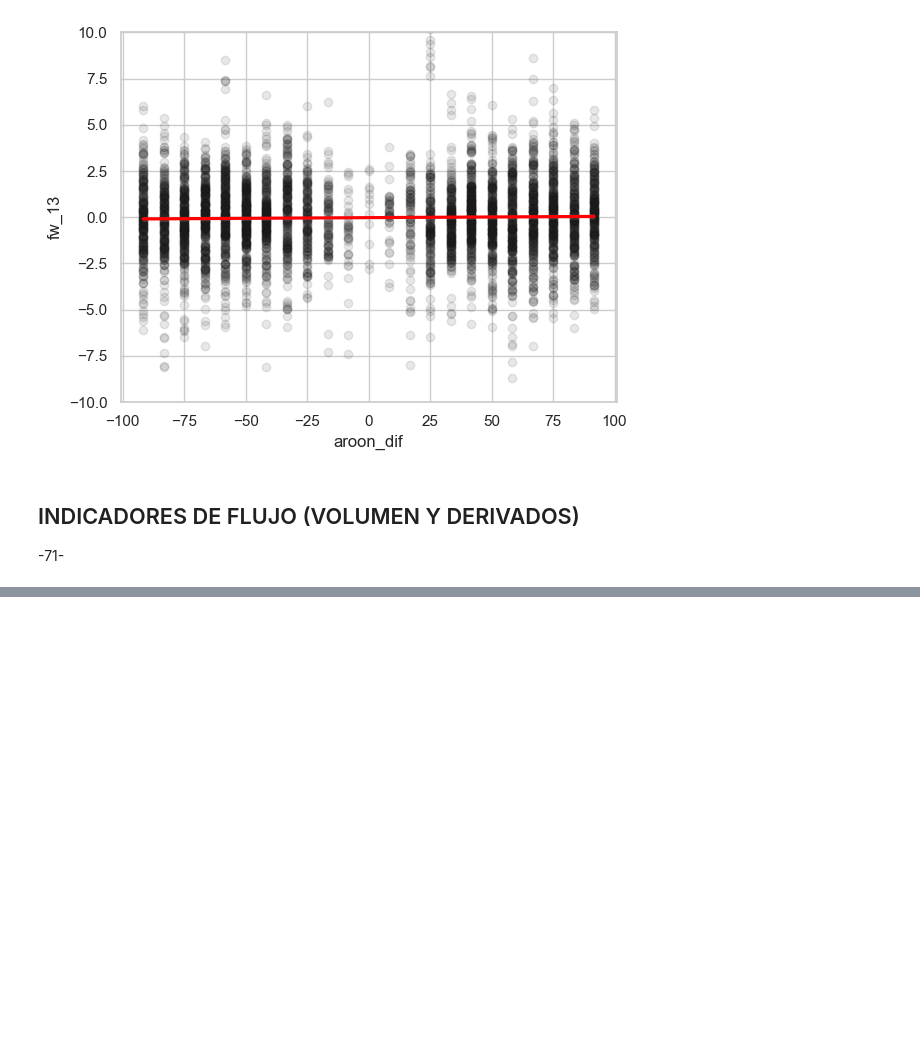
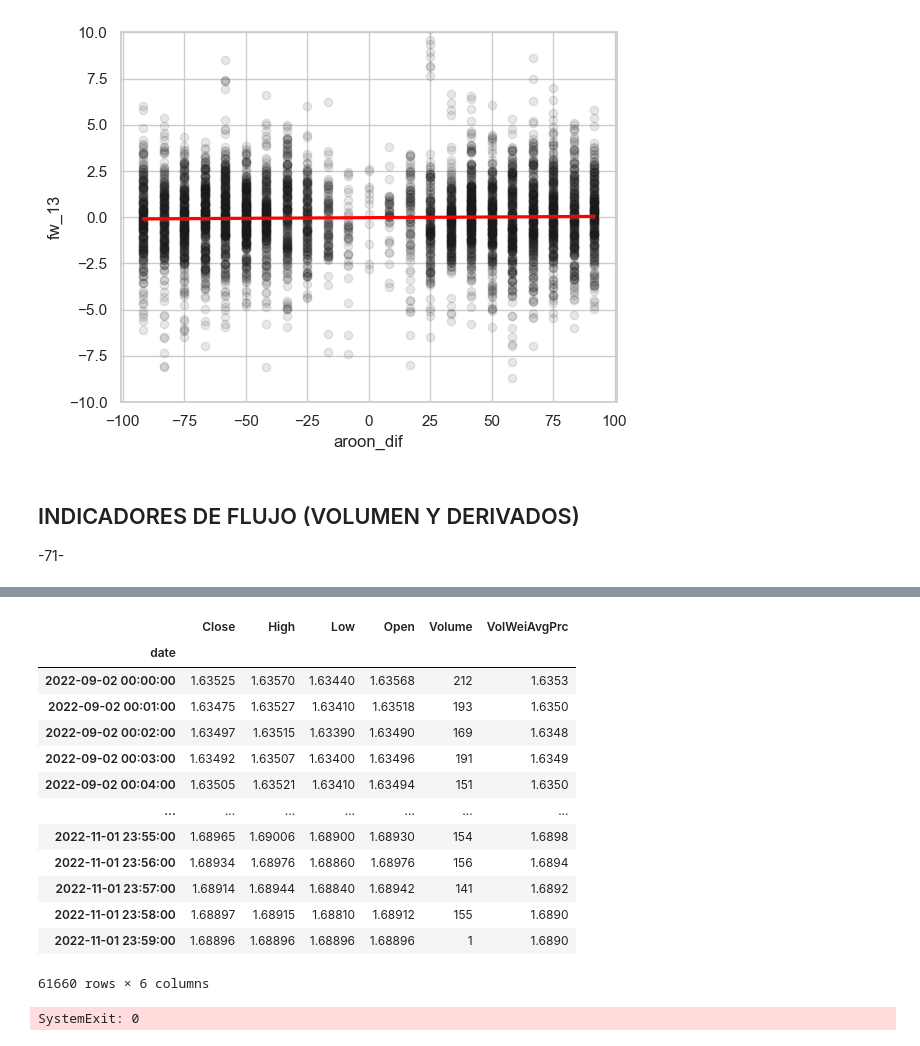
Before and after one commit to jackonedev/ZPRO_backtesting, a Jupyter notebook: quantitative_backtest-02.ipynb, the cells around one changed output, grey strips where cells are left out. Drawn from its saved outputs; the diff is of its cells as text; code cells hidden in the pictures; blank space fills up the shorter version.

```diff
--- a/quantitative_backtest-02.ipynb
+++ b/quantitative_backtest-02.ipynb
@@ -337,0 +397,58 @@ g.set(ylim=(-10,10))
+# %%
+fecha_i, fecha_f = reset_fechas(df, restar_horas)
+
+df = pd.concat(
+    [fx_symbol_candles(activo, multiplicador, timespan, fecha_i, fecha_f, TOKEN3), df]
+)
+
+df
+# %% [output]
+|  | Close | High | Low | Open | Volume | VolWeiAvgPrc |
+| date |  |  |  |  |  |  |
+| 2022-09-02 00:00:00 | 1.63525 | 1.63570 | 1.63440 | 1.63568 | 212 | 1.6353 |
+| 2022-09-02 00:01:00 | 1.63475 | 1.63527 | 1.63410 | 1.63518 | 193 | 1.6350 |
+| 2022-09-02 00:02:00 | 1.63497 | 1.63515 | 1.63390 | 1.63490 | 169 | 1.6348 |
+| 2022-09-02 00:03:00 | 1.63492 | 1.63507 | 1.63400 | 1.63496 | 191 | 1.6349 |
+| 2022-09-02 00:04:00 | 1.63505 | 1.63521 | 1.63410 | 1.63494 | 151 | 1.6350 |
+| ... | ... | ... | ... | ... | ... | ... |
+| 2022-11-01 23:55:00 | 1.68965 | 1.69006 | 1.68900 | 1.68930 | 154 | 1.6898 |
+| 2022-11-01 23:56:00 | 1.68934 | 1.68976 | 1.68860 | 1.68976 | 156 | 1.6894 |
+| 2022-11-01 23:57:00 | 1.68914 | 1.68944 | 1.68840 | 1.68942 | 141 | 1.6892 |
+| 2022-11-01 23:58:00 | 1.68897 | 1.68915 | 1.68810 | 1.68912 | 155 | 1.6890 |
+| 2022-11-01 23:59:00 | 1.68896 | 1.68896 | 1.68896 | 1.68896 | 1 | 1.6890 |
+61660 rows × 6 columns
+# %%
+import sys
+
+sys.exit(0)
+
+
+df = fx_symbol_candles(
+    activo, multiplicador, timespan, restar_horas(fecha_actual), fecha_actual, TOKEN3
+)
+
+while True:
+    try:
+        # GUARDADO
+        if multiplicador != "1":
+            df.to_csv(f"{activo}_{multiplicador}{timespan}.csv")
+        else:
+            df.to_csv(f"{activo}_{timespan}.csv")
+
+        # PROCESADO
+        fecha_i, fecha_f = reset_fechas(df, restar_horas)
+        df = pd.concat(
+            [
+                fx_symbol_candles(
+                    activo, multiplicador, timespan, fecha_i, fecha_f, TOKEN3
+                ),
+                df,
+            ]
+        )
+
+    except:
+        break
+
+df
+# %% [output]
+SystemExit: 0
```
Also changed, not shown: parts of 17 cells of this notebook.
